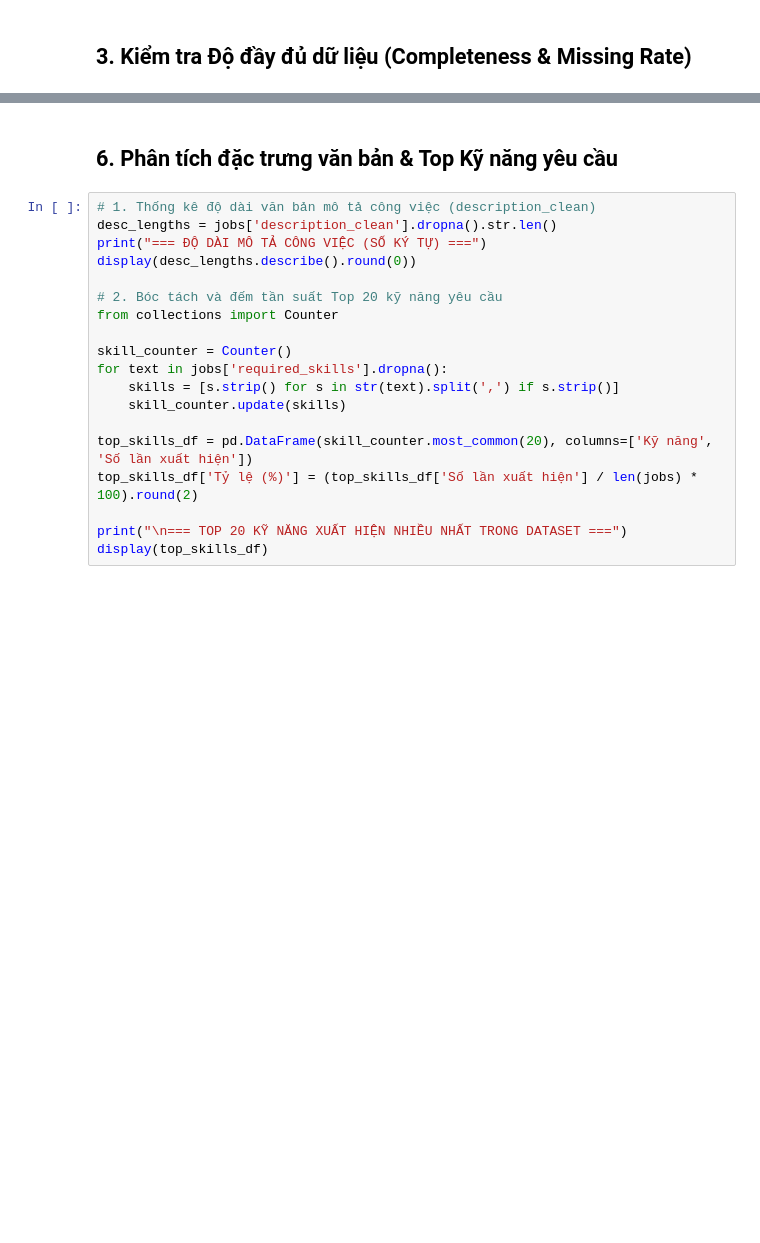
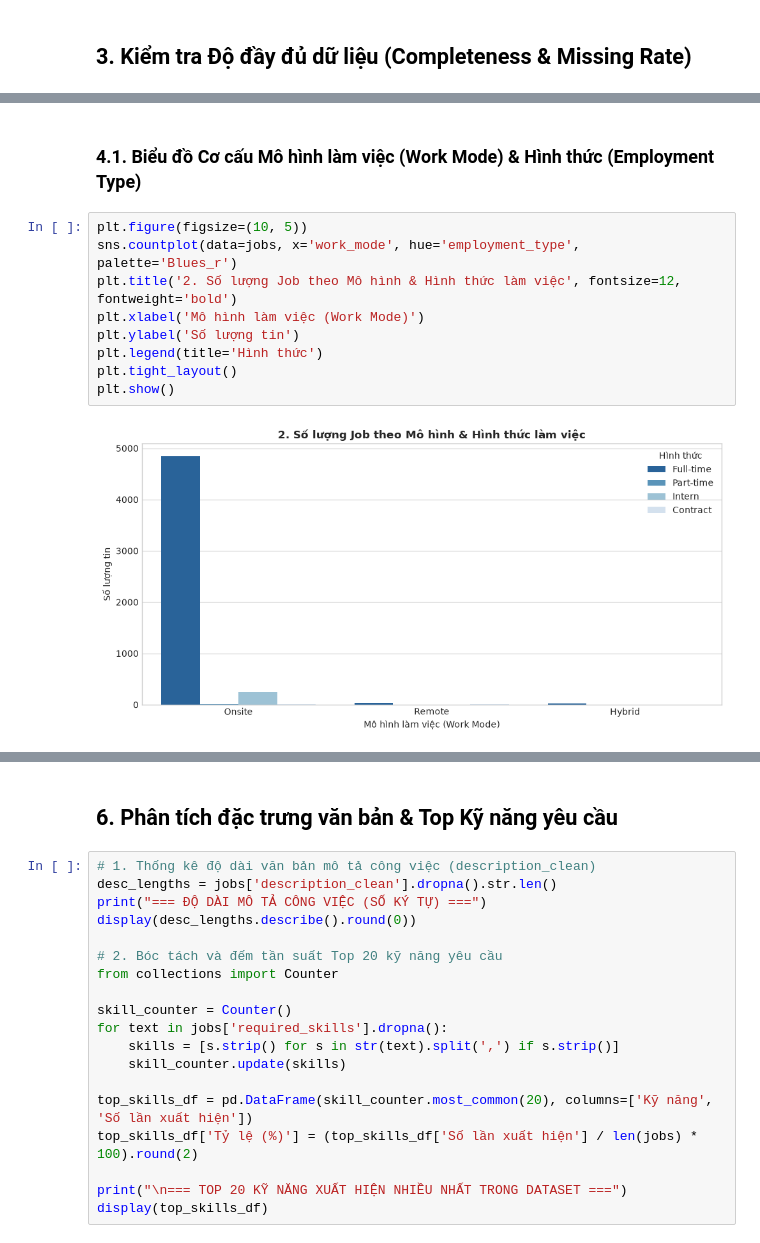
Before and after one commit to doanquangminh14/IT-Job-Market-Intelligence, a Jupyter notebook: notebook/04_eda/01_eda_job_market_insights.ipynb, the cells around one changed output, grey strips where cells are left out. Cells and saved outputs as stored; diff of their text form; blank space fills up the shorter version.

```diff
--- a/notebook/04_eda/01_eda_job_market_insights.ipynb
+++ b/notebook/04_eda/01_eda_job_market_insights.ipynb
@@ -107,0 +181,13 @@ display(df_missing)
+# %% [markdown]
+### 4.1. Biểu đồ Cơ cấu Mô hình làm việc (Work Mode) & Hình thức (Employment Type)
+# %%
+plt.figure(figsize=(10, 5))
+sns.countplot(data=jobs, x='work_mode', hue='employment_type', palette='Blues_r')
+plt.title('2. Số lượng Job theo Mô hình & Hình thức làm việc', fontsize=12, fontweight='bold')
+plt.xlabel('Mô hình làm việc (Work Mode)')
+plt.ylabel('Số lượng tin')
+plt.legend(title='Hình thức')
+plt.tight_layout()
+plt.show()
+# %% [output]
+[figure, added]
```
Also changed, not shown: parts of 21 cells of this notebook, 9 other files.
